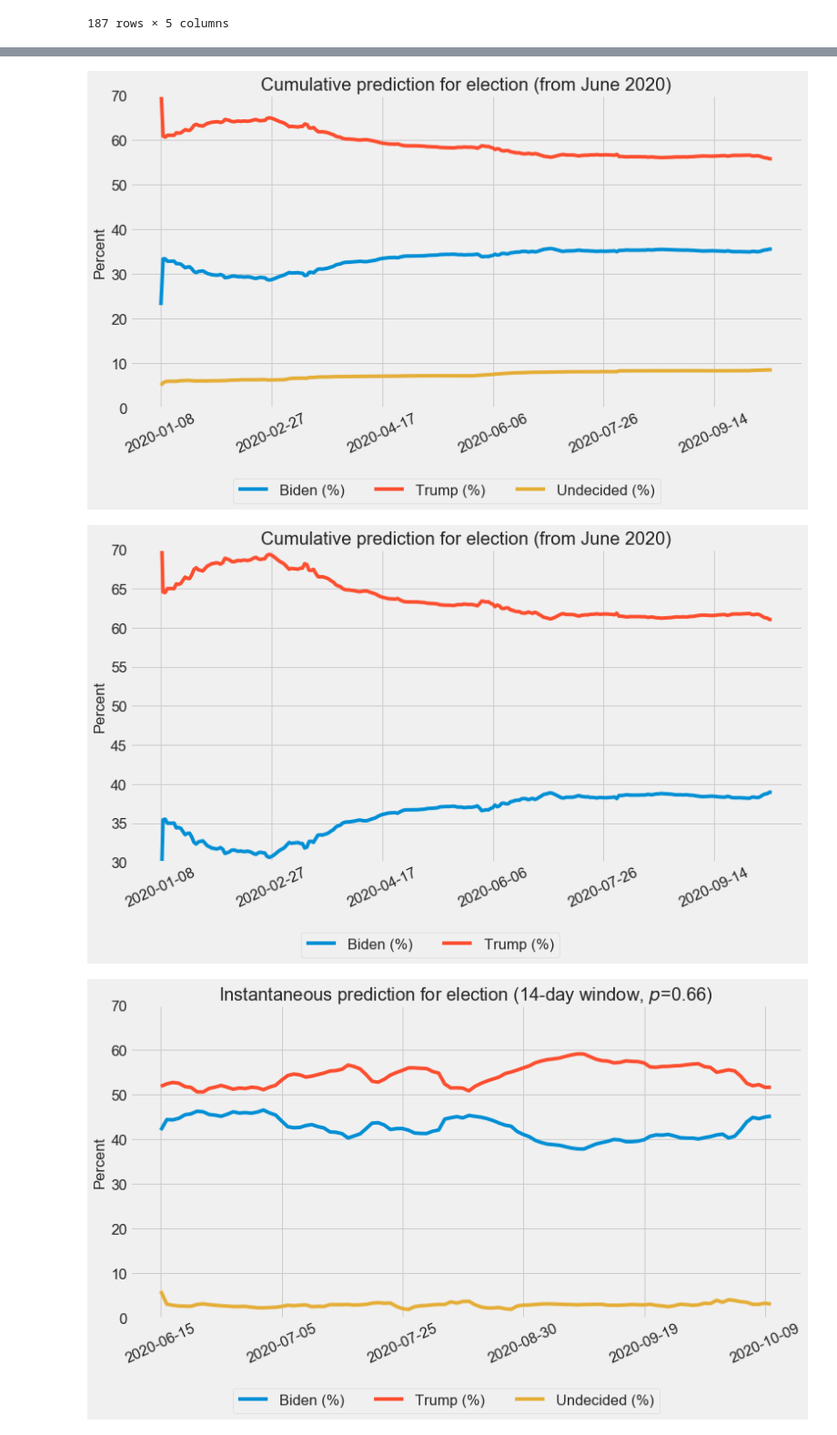
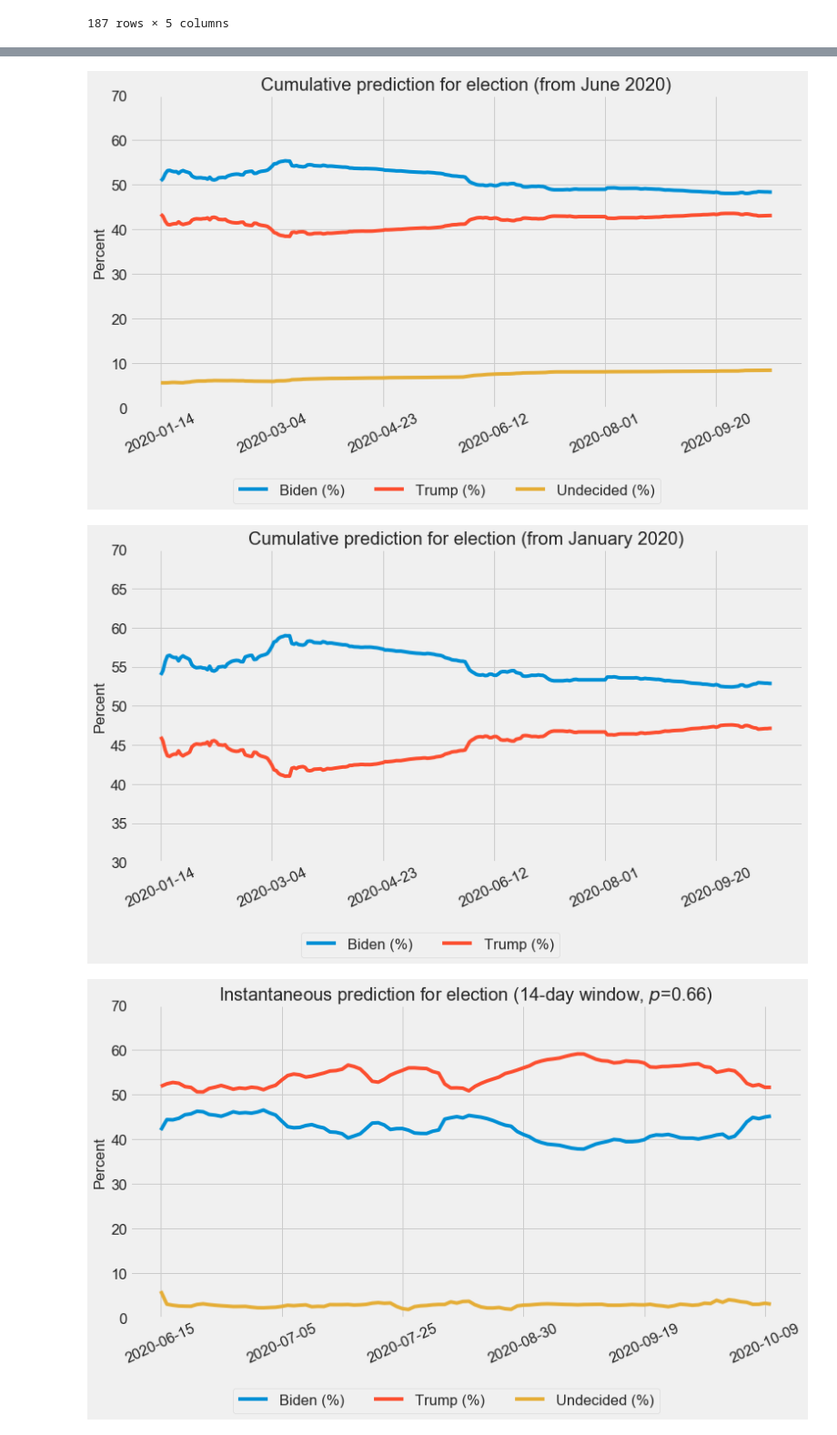
Before and after one commit to kayzhou/US_election, a Jupyter notebook: plots_paper.ipynb, the cells around one changed output, grey strips where cells are left out. Shown at 91% size. Cells and saved outputs as stored; diff of their text form; code cells hidden in the pictures.

```diff
--- a/plots_paper.ipynb
+++ b/plots_paper.ipynb
@@ -85,5 +85,5 @@ plt.show()
 # %%
-data = pd.read_csv("data/csv/cumFrom01-from-2020-01-08-to-2020-10-10.csv").set_index("dt")
+data = pd.read_csv("data/csv/cumFrom01-from-2020-01-02-to-2020-10-15.csv").set_index("dt")
 
 plt.figure(figsize=(12, 6))
 # data = data.rename(columns={'0':"Biden", '1': "Trump", "2": "Undecided"})
@@ -103,25 +103,25 @@ plt.savefig("fig/cumFrom01-3.png",
             dpi=300, bbox_inches ='tight')
 plt.show()
 # %% [output]
-[figure, old version]
+[figure, new version]
 # %%
 plt.figure(figsize=(12, 6))
 
 data["Biden (%)"] = data["Biden"] / (data["Biden"] + data["Trump"]) * 100
 data["Trump (%)"] = data["Trump"] / (data["Biden"] + data["Trump"]) * 100
 data["Biden (%)"].plot()
 data["Trump (%)"].plot()
 plt.xlabel("")
 plt.ylim(30, 70)
 plt.xticks(rotation=25)
 plt.ylabel("Percent")
 plt.legend(loc=1, bbox_to_anchor=(0.65, -0.2), ncol=3, frameon=True)
-plt.title(f"Cumulative prediction for election (from June 2020)")
+plt.title(f"Cumulative prediction for election (from January 2020)")
 plt.savefig("fig/cumFrom0-2.png",
             dpi=300, bbox_inches ='tight')
 plt.show()
 # %% [output]
-[figure, old version]
+[figure, new version]
 # %%
 data = pd.read_csv("data/csv/results-14days-from-2020-06-14-to-2020-10-10-0.66.csv").set_index("dt")
 # data = pd.read_csv("data/csv/results-14days-from-2020-01-15-to-2020-07-15.csv").set_index("dt")
```
Also changed, not shown: parts of 2 cells of this notebook, 1 other file.
